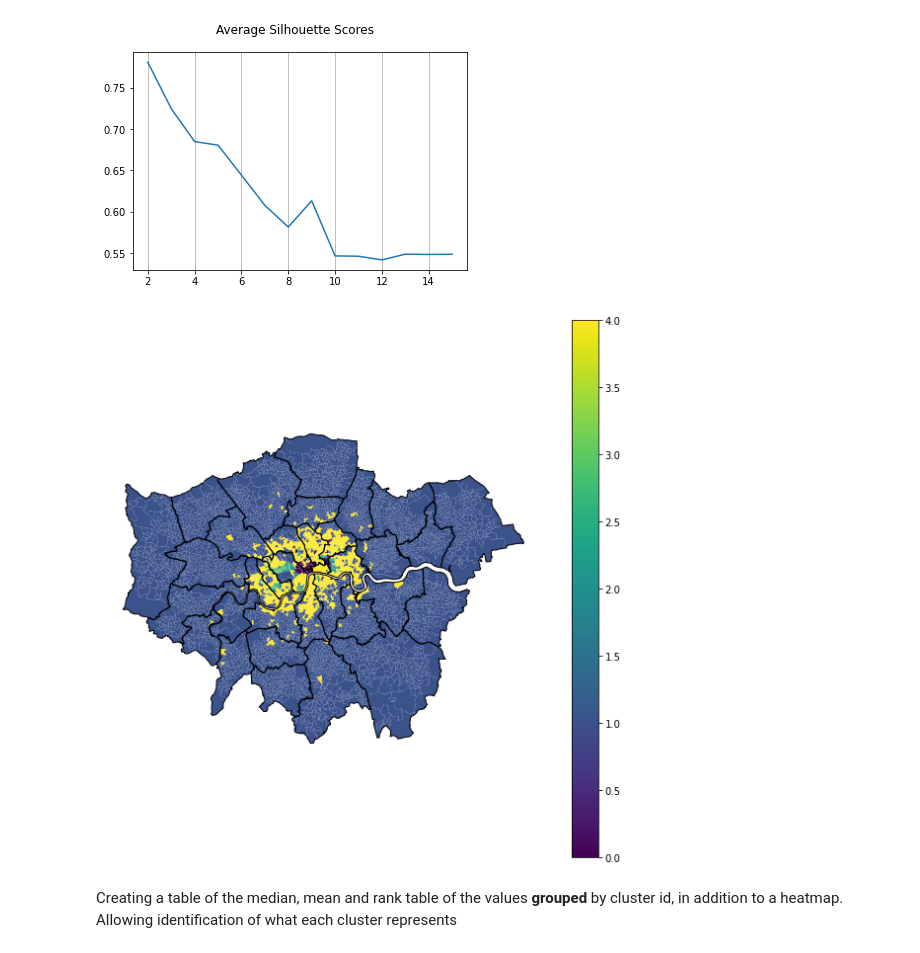
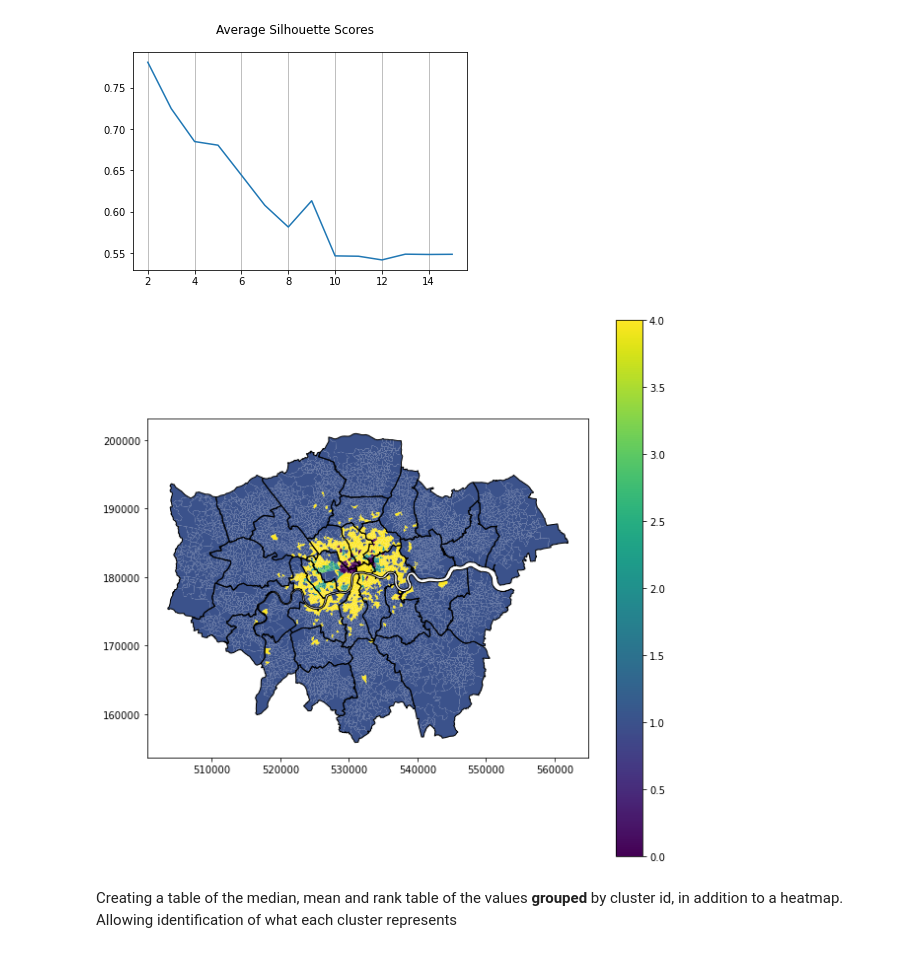
Before and after one commit to ZacharyP-E/are-you-gitting-me, a Jupyter notebook: analysis_with_hotels.ipynb, the cells around one changed output. Saved outputs shown, nothing was run; the diff lists cells and outputs as text; code cells hidden in the pictures.

```diff
--- a/analysis_with_hotels.ipynb
+++ b/analysis_with_hotels.ipynb
@@ -249,17 +249,17 @@ data = data_standardised.assign(cluster_id = clustering_ids_kmeans)
 # %%
 #Mapping the clusters within London
 fig, ax = plt.subplots(1, figsize=(10,10))
 
 data.plot(column = "cluster_id", ax=ax, legend=True, k=5)
 la.plot(color="none", edgecolor="black", linewidth=1, ax=ax)
 
-plt.axis("off")
+#plt.axis("off")
 
 
 plt.savefig("figures/clusters_map4.png", dpi=300, facecolor="white", bbox_inches="tight")
 plt.show()
 # %% [output]
-[figure, old version]
+[figure, new version]
 # %% [markdown]
 Creating a table of the median, mean and rank table of the values **grouped** by cluster id, in addition to a heatmap. Allowing identification of what each cluster represents
 # %%
```
Also changed, not shown: parts of 2 cells of this notebook, 2 other files.
